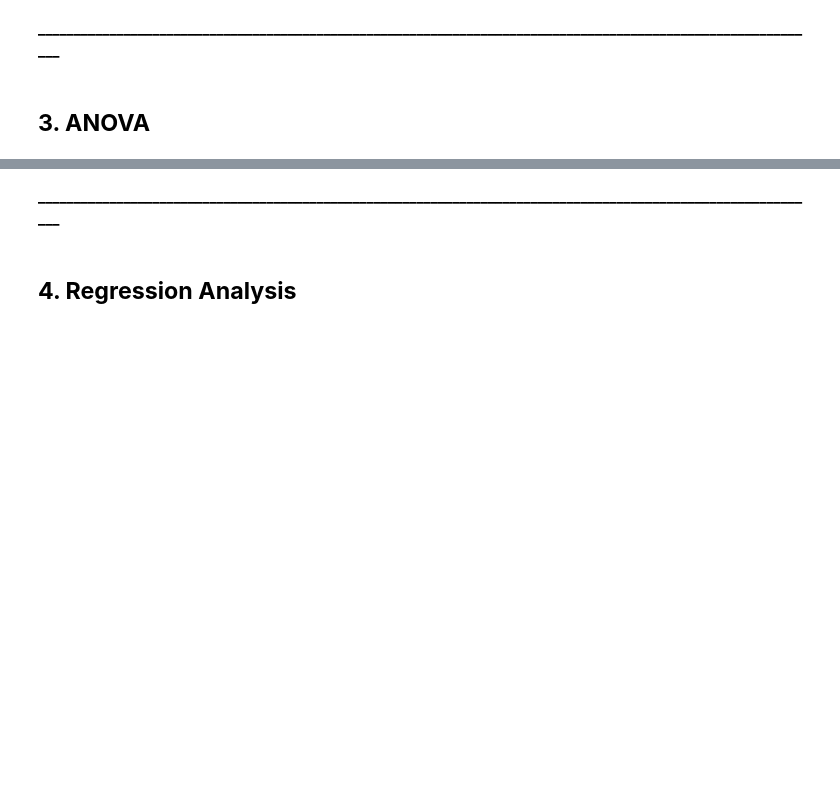
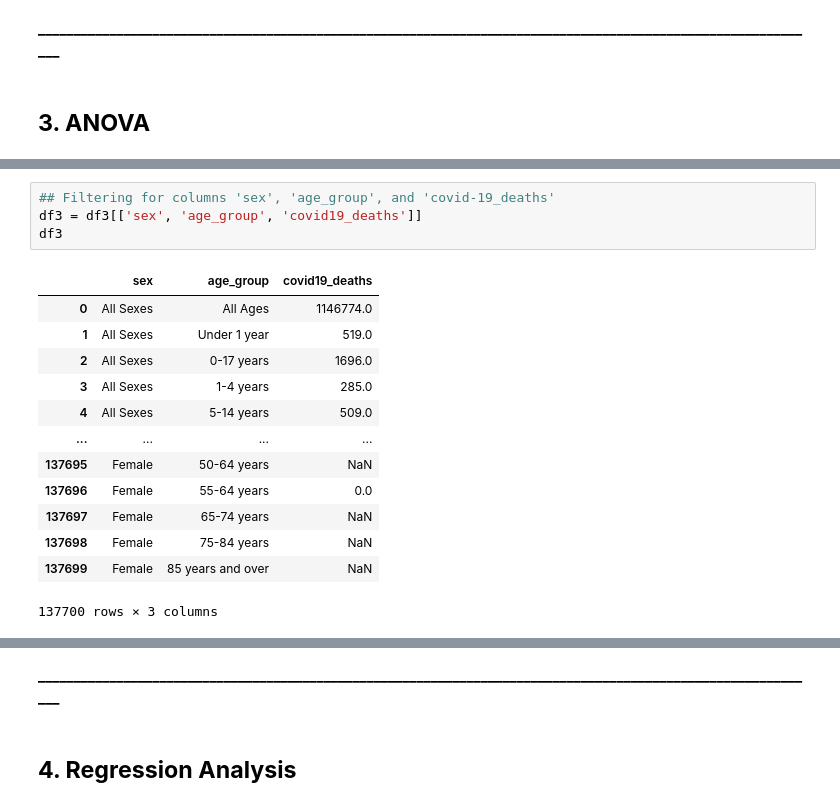
Before and after one commit to c-susan/datasci_5_statistics, a Jupyter notebook: python_statistics.ipynb, the cells around one changed output, grey strips where cells are left out. Drawn from its saved outputs; the diff is of its cells as text; blank space fills up the shorter version.

```diff
--- a/python_statistics.ipynb
+++ b/python_statistics.ipynb
@@ -207,0 +214,18 @@ The p-value is 1.9267043606049252e-26, which is less than the significance level
+# %%
+## Filtering for columns 'sex', 'age_group', and 'covid-19_deaths'
+df3 = df3[['sex', 'age_group', 'covid19_deaths']]
+df3
+# %% [output]
+|  | sex | age_group | covid19_deaths |
+| 0 | All Sexes | All Ages | 1146774.0 |
+| 1 | All Sexes | Under 1 year | 519.0 |
+| 2 | All Sexes | 0-17 years | 1696.0 |
+| 3 | All Sexes | 1-4 years | 285.0 |
+| 4 | All Sexes | 5-14 years | 509.0 |
+| ... | ... | ... | ... |
+| 137695 | Female | 50-64 years | NaN |
+| 137696 | Female | 55-64 years | 0.0 |
+| 137697 | Female | 65-74 years | NaN |
+| 137698 | Female | 75-84 years | NaN |
+| 137699 | Female | 85 years and over | NaN |
+137700 rows × 3 columns
```
Also changed, not shown: parts of 13 cells of this notebook.
